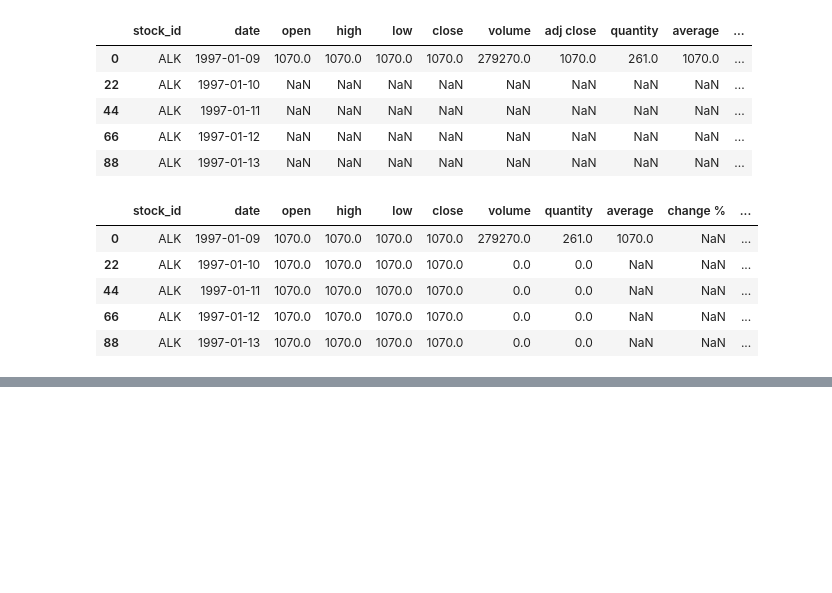
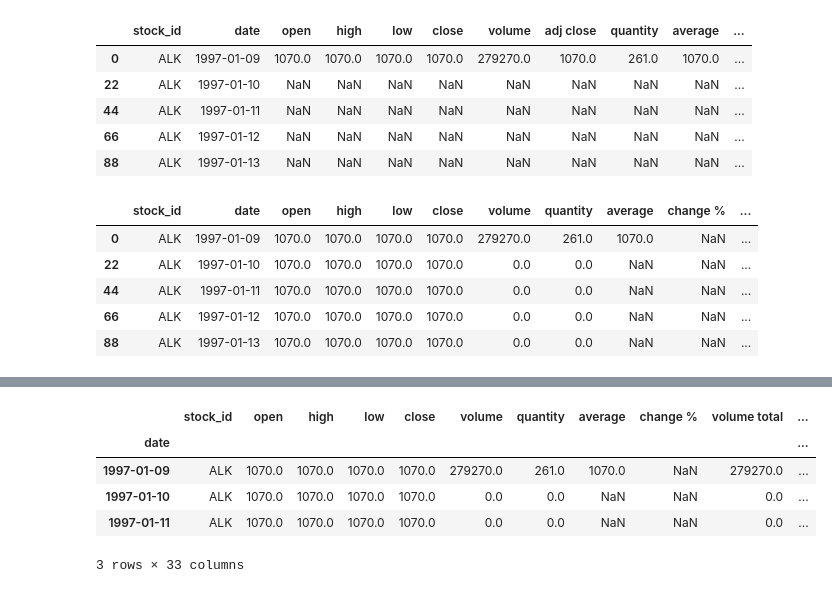
Before and after one commit to gjurcin/MacedoniaStockMarket, a Jupyter notebook: mse_prediction_gjurcin.ipynb, the cells around one changed output, grey strips where cells are left out. Saved outputs shown, nothing was run; the diff lists cells and outputs as text; code cells hidden in the pictures; blank space fills up the shorter version.

```diff
--- a/mse_prediction_gjurcin.ipynb
+++ b/mse_prediction_gjurcin.ipynb
@@ -194,0 +186,9 @@ df_final.set_index('date')
+# %%
+df_final.head(3)
+# %% [output]
+|  | stock_id | open | high | low | close | volume | quantity | average | change % | volume total | ... |
+| date |  |  |  |  |  |  |  |  |  |  | ... |
+| 1997-01-09 | ALK | 1070.0 | 1070.0 | 1070.0 | 1070.0 | 279270.0 | 261.0 | 1070.0 | NaN | 279270.0 | ... |
+| 1997-01-10 | ALK | 1070.0 | 1070.0 | 1070.0 | 1070.0 | 0.0 | 0.0 | NaN | NaN | 0.0 | ... |
+| 1997-01-11 | ALK | 1070.0 | 1070.0 | 1070.0 | 1070.0 | 0.0 | 0.0 | NaN | NaN | 0.0 | ... |
+3 rows × 33 columns
```
Also changed, not shown: parts of 16 cells of this notebook.
